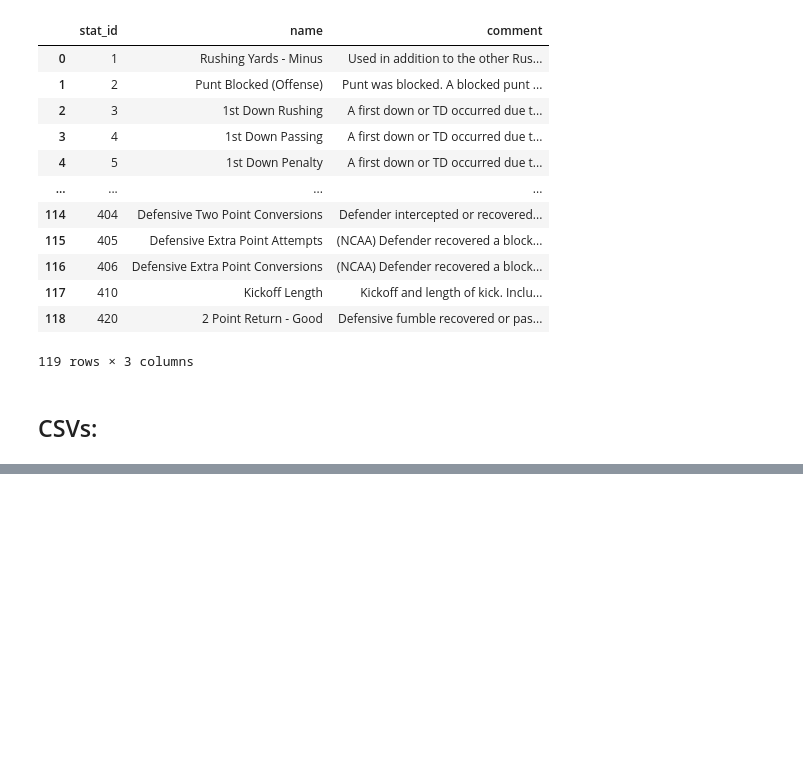
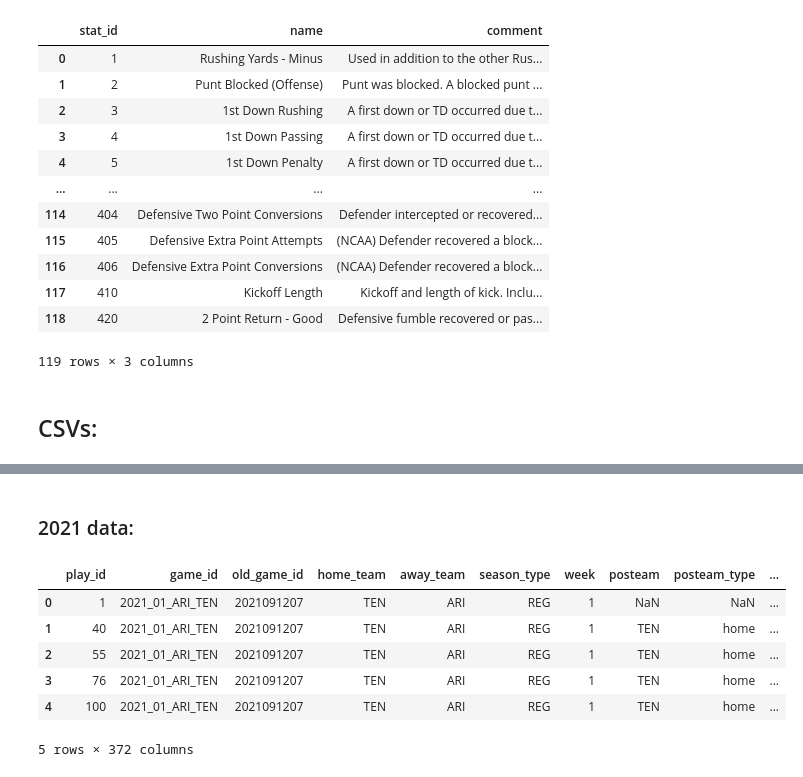
Before and after one commit to ms126/4thdowns, a Jupyter notebook: main.ipynb, the cells around one changed output, grey strips where cells are left out. Cells and saved outputs as stored; diff of their text form; code cells hidden in the pictures; blank space fills up the shorter version.

```diff
--- a/main.ipynb
+++ b/main.ipynb
@@ -72,0 +114,16 @@ stat_ids
+# %% [markdown]
+### 2021 data:
+# %%
+pd.set_option('display.max_rows', None)  # Show all rows (one per column)
+#print(data2021.dtypes)
+data2021 = pd.read_csv('data/pbp_2021.csv', low_memory=False)
+data2021['season'] = 2021
+data2021.head()
+# %% [output]
+|  | play_id | game_id | old_game_id | home_team | away_team | season_type | week | posteam | posteam_type | ... |
+| 0 | 1 | 2021_01_ARI_TEN | 2021091207 | TEN | ARI | REG | 1 | NaN | NaN | ... |
+| 1 | 40 | 2021_01_ARI_TEN | 2021091207 | TEN | ARI | REG | 1 | TEN | home | ... |
+| 2 | 55 | 2021_01_ARI_TEN | 2021091207 | TEN | ARI | REG | 1 | TEN | home | ... |
+| 3 | 76 | 2021_01_ARI_TEN | 2021091207 | TEN | ARI | REG | 1 | TEN | home | ... |
+| 4 | 100 | 2021_01_ARI_TEN | 2021091207 | TEN | ARI | REG | 1 | TEN | home | ... |
+5 rows × 372 columns
```
Also changed, not shown: parts of 27 cells of this notebook, 2 other files.
